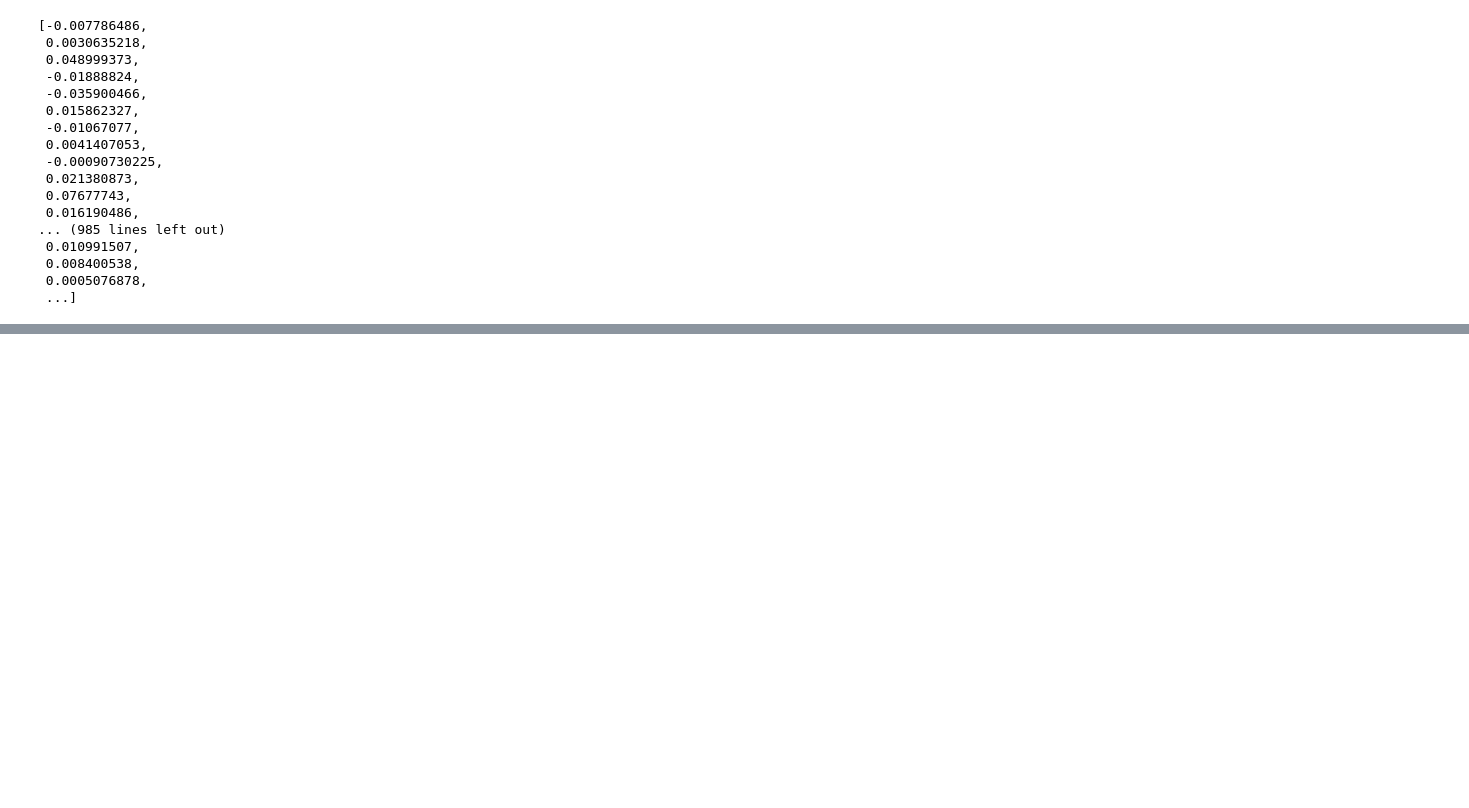
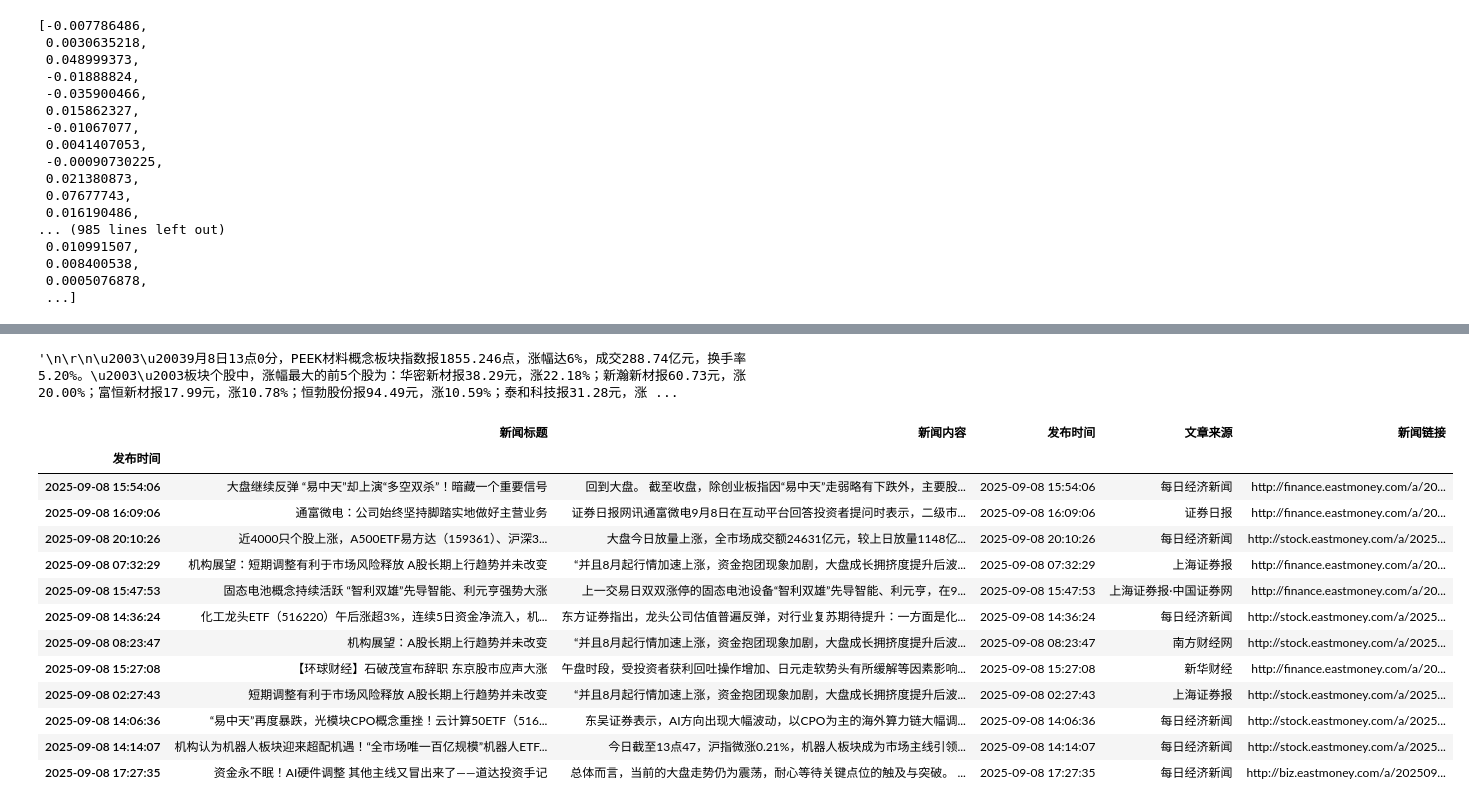
Before and after one commit to emperzz/StockAI, a Jupyter notebook: test.ipynb, the cells around one changed output, grey strips where cells are left out. Drawn from its saved outputs; the diff is of its cells as text; code cells hidden in the pictures; blank space fills up the shorter version.

```diff
--- a/test.ipynb
+++ b/test.ipynb
@@ -24,0 +42,6 @@ llm.get_embeddings().embed_query("你好")
+# %%
+import akshare as ak
+import pandas as pd
+df = ak.stock_news_em(symbol = '大盘')
+df = df[['新闻标题','新闻内容', '发布时间', '文章来源', '新闻链接']]
+df
@@ -24,0 +88,28 @@ llm.get_embeddings().embed_query("你好")
+# %%
+txt.get_text()
+# %% [output]
+'\n\r\n\u2003\u20039月8日13点0分，PEEK材料概念板块指数报1855.246点，涨幅达6%，成交288.74亿元，换手率5.20%。\u2003\u2003板块个股中，涨幅最大的前5个股为：华密新材报38.29元，涨22.18%；新瀚新材报60.73元，涨20.00%；富恒新材报17.99元，涨10.78%；恒勃股份报94.49元，涨10.59%；泰和科技报31.28元，涨 ...
+# %%
+start_date = '2025-09-08'
+end_date = '2025-09-08'
+
+start = pd.to_datetime(start_date)
+end = pd.to_datetime(end_date).replace(hour=23, minute=59, second=59)
+
+df[(df.index >= start) & (df.index <= end)]
+# df[start_date: end_date]
+# %% [output]
+|  | 新闻标题 | 新闻内容 | 发布时间 | 文章来源 | 新闻链接 |
+| 发布时间 |  |  |  |  |  |
+| 2025-09-08 15:54:06 | 大盘继续反弹 “易中天”却上演“多空双杀”！暗藏一个重要信号 | 回到大盘。 截至收盘，除创业板指因“易中天”走弱略有下跌外，主要股... | 2025-09-08 15:54:06 | 每日经济新闻 | http://finance.eastmoney.com/a/20... |
+| 2025-09-08 16:09:06 | 通富微电：公司始终坚持脚踏实地做好主营业务 | 证券日报网讯通富微电9月8日在互动平台回答投资者提问时表示，二级市... | 2025-09-08 16:09:06 | 证券日报 | http://finance.eastmoney.com/a/20... |
+| 2025-09-08 20:10:26 | 近4000只个股上涨，A500ETF易方达（159361）、沪深3... | 大盘今日放量上涨，全市场成交额24631亿元，较上日放量1148亿... | 2025-09-08 20:10:26 | 每日经济新闻 | http://stock.eastmoney.com/a/2025... |
+| 2025-09-08 07:32:29 | 机构展望：短期调整有利于市场风险释放 A股长期上行趋势并未改变 | “并且8月起行情加速上涨，资金抱团现象加剧，大盘成长拥挤度提升后波... | 2025-09-08 07:32:29 | 上海证券报 | http://finance.eastmoney.com/a/20... |
+| 2025-09-08 15:47:53 | 固态电池概念持续活跃 “智利双雄”先导智能、利元亨强势大涨 | 上一交易日双双涨停的固态电池设备“智利双雄”先导智能、利元亨，在9... | 2025-09-08 15:47:53 | 上海证券报·中国证券网 | http://finance.eastmoney.com/a/20... |
+| 2025-09-08 14:36:24 | 化工龙头ETF（516220）午后涨超3%，连续5日资金净流入，机... | 东方证券指出，龙头公司估值普遍反弹，对行业复苏期待提升：一方面是化... | 2025-09-08 14:36:24 | 每日经济新闻 | http://stock.eastmoney.com/a/2025... |
+| 2025-09-08 08:23:47 | 机构展望：A股长期上行趋势并未改变 | “并且8月起行情加速上涨，资金抱团现象加剧，大盘成长拥挤度提升后波... | 2025-09-08 08:23:47 | 南方财经网 | http://stock.eastmoney.com/a/2025... |
+| 2025-09-08 15:27:08 | 【环球财经】石破茂宣布辞职 东京股市应声大涨 | 午盘时段，受投资者获利回吐操作增加、日元走软势头有所缓解等因素影响... | 2025-09-08 15:27:08 | 新华财经 | http://finance.eastmoney.com/a/20... |
+| 2025-09-08 02:27:43 | 短期调整有利于市场风险释放 A股长期上行趋势并未改变 | “并且8月起行情加速上涨，资金抱团现象加剧，大盘成长拥挤度提升后波... | 2025-09-08 02:27:43 | 上海证券报 | http://stock.eastmoney.com/a/2025... |
+| 2025-09-08 14:06:36 | “易中天”再度暴跌，光模块CPO概念重挫！云计算50ETF（516... | 东吴证券表示，AI方向出现大幅波动，以CPO为主的海外算力链大幅调... | 2025-09-08 14:06:36 | 每日经济新闻 | http://stock.eastmoney.com/a/2025... |
+| 2025-09-08 14:14:07 | 机构认为机器人板块迎来超配机遇！“全市场唯一百亿规模”机器人ETF... | 今日截至13点47，沪指微涨0.21%，机器人板块成为市场主线引领... | 2025-09-08 14:14:07 | 每日经济新闻 | http://stock.eastmoney.com/a/2025... |
+| 2025-09-08 17:27:35 | 资金永不眠！AI硬件调整 其他主线又冒出来了——道达投资手记 | 总体而言，当前的大盘走势仍为震荡，耐心等待关键点位的触及与突破。 ... | 2025-09-08 17:27:35 | 每日经济新闻 | http://biz.eastmoney.com/a/202509... |
```
Also changed, not shown: parts of 3 cells of this notebook, 10 other files.
